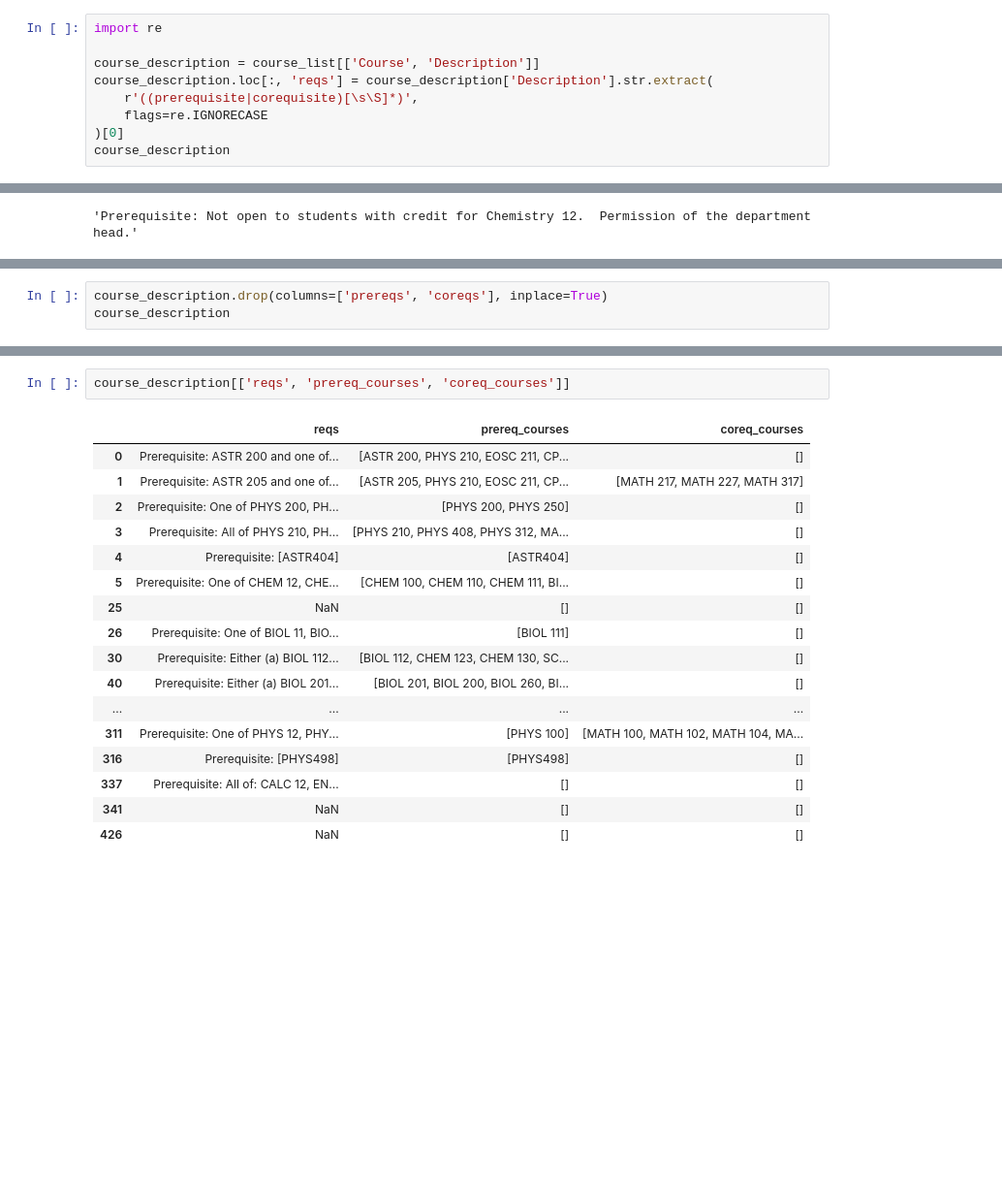
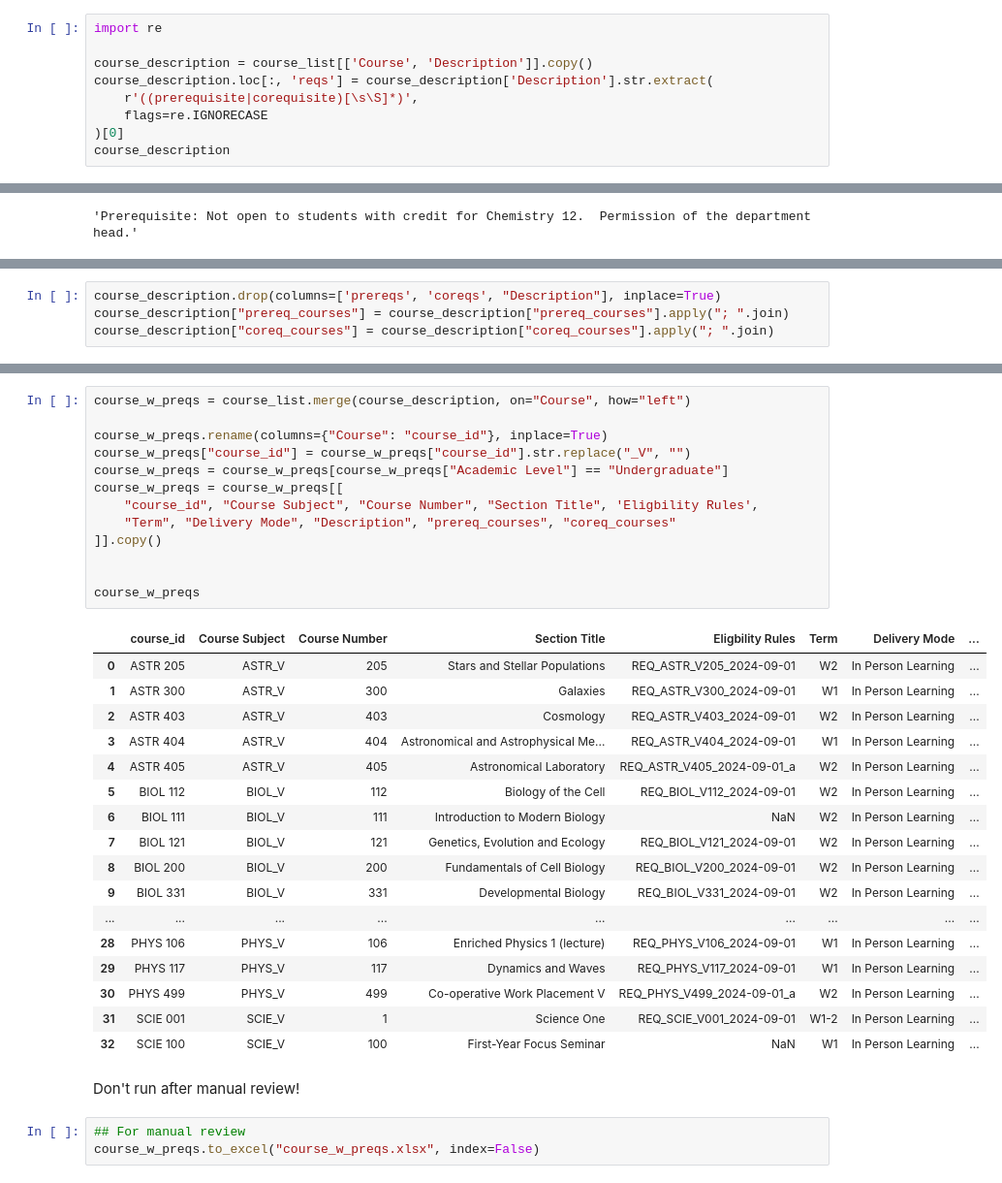
Before and after one commit to ritisha2000/ritisha2000.github.io, a Jupyter notebook: jupyter notebooks/prereqs.ipynb, the cells around one changed output, grey strips where cells are left out. Shown at 97% size. Drawn from its saved outputs; the diff is of its cells as text; blank space fills up the shorter version.

Commit message:
Add more data cleaning to prereqs notebook

```diff
--- a/jupyter notebooks/prereqs.ipynb
+++ b/jupyter notebooks/prereqs.ipynb
@@ -49,7 +49,7 @@ Name: Description, dtype: object
 # %%
 import re
 
-course_description = course_list[['Course', 'Description']]
+course_description = course_list[['Course', 'Description']].copy()
 course_description.loc[:, 'reqs'] = course_description['Description'].str.extract(
     r'((prerequisite|corequisite)[\s\S]*)',
     flags=re.IGNORECASE
@@ -187,5 +157,6 @@ See the caveats in the documentation: https://pandas.pydata.org/pandas-docs/stab
 | 341 | SCIE_V 100 | Seminar for First-Year Focus opti... | NaN |  |  | [] | [] |
 | 426 | SCIE_V 500 | Overview of methodological approa... | NaN |  |  | [] | [] |
 # %%
-course_description.drop(columns=['prereqs', 'coreqs'], inplace=True)
-course_description
+course_description.drop(columns=['prereqs', 'coreqs', "Description"], inplace=True)
+course_description["prereq_courses"] = course_description["prereq_courses"].apply("; ".join)
+course_description["coreq_courses"] = course_description["coreq_courses"].apply("; ".join)
@@ -214,20 +163,36 @@ See the caveats in the documentation: https://pandas.pydata.org/pandas-docs/stab
-# %%
-course_description[['reqs', 'prereq_courses', 'coreq_courses']]
-# %% [output]
-|  | reqs | prereq_courses | coreq_courses |
-| 0 | Prerequisite: ASTR 200 and one of... | [ASTR 200, PHYS 210, EOSC 211, CP... | [] |
-| 1 | Prerequisite: ASTR 205 and one of... | [ASTR 205, PHYS 210, EOSC 211, CP... | [MATH 217, MATH 227, MATH 317] |
-| 2 | Prerequisite: One of PHYS 200, PH... | [PHYS 200, PHYS 250] | [] |
-| 3 | Prerequisite: All of PHYS 210, PH... | [PHYS 210, PHYS 408, PHYS 312, MA... | [] |
-| 4 | Prerequisite: [ASTR404] | [ASTR404] | [] |
-| 5 | Prerequisite: One of CHEM 12, CHE... | [CHEM 100, CHEM 110, CHEM 111, BI... | [] |
-| 25 | NaN | [] | [] |
-| 26 | Prerequisite: One of BIOL 11, BIO... | [BIOL 111] | [] |
-| 30 | Prerequisite: Either (a) BIOL 112... | [BIOL 112, CHEM 123, CHEM 130, SC... | [] |
-| 40 | Prerequisite: Either (a) BIOL 201... | [BIOL 201, BIOL 200, BIOL 260, BI... | [] |
-| ... | ... | ... | ... |
-| 311 | Prerequisite: One of PHYS 12, PHY... | [PHYS 100] | [MATH 100, MATH 102, MATH 104, MA... |
-| 316 | Prerequisite: [PHYS498] | [PHYS498] | [] |
-| 337 | Prerequisite: All of: CALC 12, EN... | [] | [] |
-| 341 | NaN | [] | [] |
-| 426 | NaN | [] | [] |
+# %%
+course_w_preqs = course_list.merge(course_description, on="Course", how="left")
+
+course_w_preqs.rename(columns={"Course": "course_id"}, inplace=True)
+course_w_preqs["course_id"] = course_w_preqs["course_id"].str.replace("_V", "")
+course_w_preqs = course_w_preqs[course_w_preqs["Academic Level"] == "Undergraduate"]
+course_w_preqs = course_w_preqs[[
+    "course_id", "Course Subject", "Course Number", "Section Title", 'Eligbility Rules',
+    "Term", "Delivery Mode", "Description", "prereq_courses", "coreq_courses"
+]].copy()
+
+
+course_w_preqs
+# %% [output]
+|  | course_id | Course Subject | Course Number | Section Title | Eligbility Rules | Term | Delivery Mode | ... |
+| 0 | ASTR 205 | ASTR_V | 205 | Stars and Stellar Populations | REQ_ASTR_V205_2024-09-01 | W2 | In Person Learning | ... |
+| 1 | ASTR 300 | ASTR_V | 300 | Galaxies | REQ_ASTR_V300_2024-09-01 | W1 | In Person Learning | ... |
+| 2 | ASTR 403 | ASTR_V | 403 | Cosmology | REQ_ASTR_V403_2024-09-01 | W2 | In Person Learning | ... |
+| 3 | ASTR 404 | ASTR_V | 404 | Astronomical and Astrophysical Me... | REQ_ASTR_V404_2024-09-01 | W1 | In Person Learning | ... |
+| 4 | ASTR 405 | ASTR_V | 405 | Astronomical Laboratory | REQ_ASTR_V405_2024-09-01_a | W2 | In Person Learning | ... |
+| 5 | BIOL 112 | BIOL_V | 112 | Biology of the Cell | REQ_BIOL_V112_2024-09-01 | W2 | In Person Learning | ... |
+| 6 | BIOL 111 | BIOL_V | 111 | Introduction to Modern Biology | NaN | W2 | In Person Learning | ... |
+| 7 | BIOL 121 | BIOL_V | 121 | Genetics, Evolution and Ecology | REQ_BIOL_V121_2024-09-01 | W2 | In Person Learning | ... |
+| 8 | BIOL 200 | BIOL_V | 200 | Fundamentals of Cell Biology | REQ_BIOL_V200_2024-09-01 | W2 | In Person Learning | ... |
+| 9 | BIOL 331 | BIOL_V | 331 | Developmental Biology | REQ_BIOL_V331_2024-09-01 | W2 | In Person Learning | ... |
+| ... | ... | ... | ... | ... | ... | ... | ... | ... |
+| 28 | PHYS 106 | PHYS_V | 106 | Enriched Physics 1 (lecture) | REQ_PHYS_V106_2024-09-01 | W1 | In Person Learning | ... |
+| 29 | PHYS 117 | PHYS_V | 117 | Dynamics and Waves | REQ_PHYS_V117_2024-09-01 | W1 | In Person Learning | ... |
+| 30 | PHYS 499 | PHYS_V | 499 | Co-operative Work Placement V | REQ_PHYS_V499_2024-09-01_a | W2 | In Person Learning | ... |
+| 31 | SCIE 001 | SCIE_V | 1 | Science One | REQ_SCIE_V001_2024-09-01 | W1-2 | In Person Learning | ... |
+| 32 | SCIE 100 | SCIE_V | 100 | First-Year Focus Seminar | NaN | W1 | In Person Learning | ... |
+# %% [markdown]
+Don't run after manual review!
+# %%
+## For manual review
+course_w_preqs.to_excel("course_w_preqs.xlsx", index=False)
```
Also changed, not shown: parts of 9 cells of this notebook.
